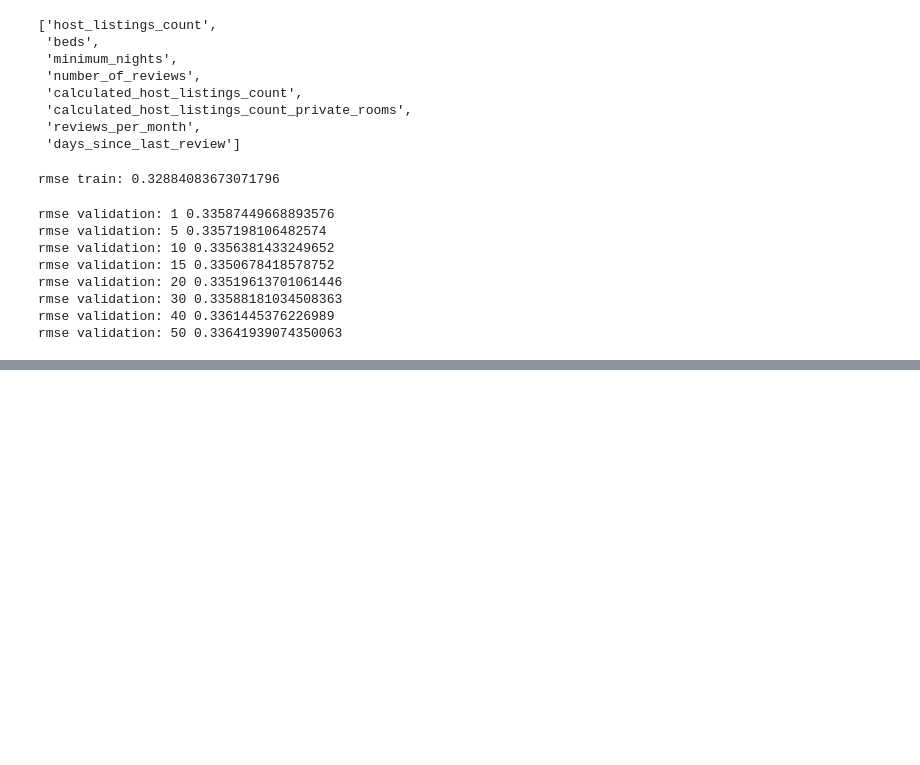
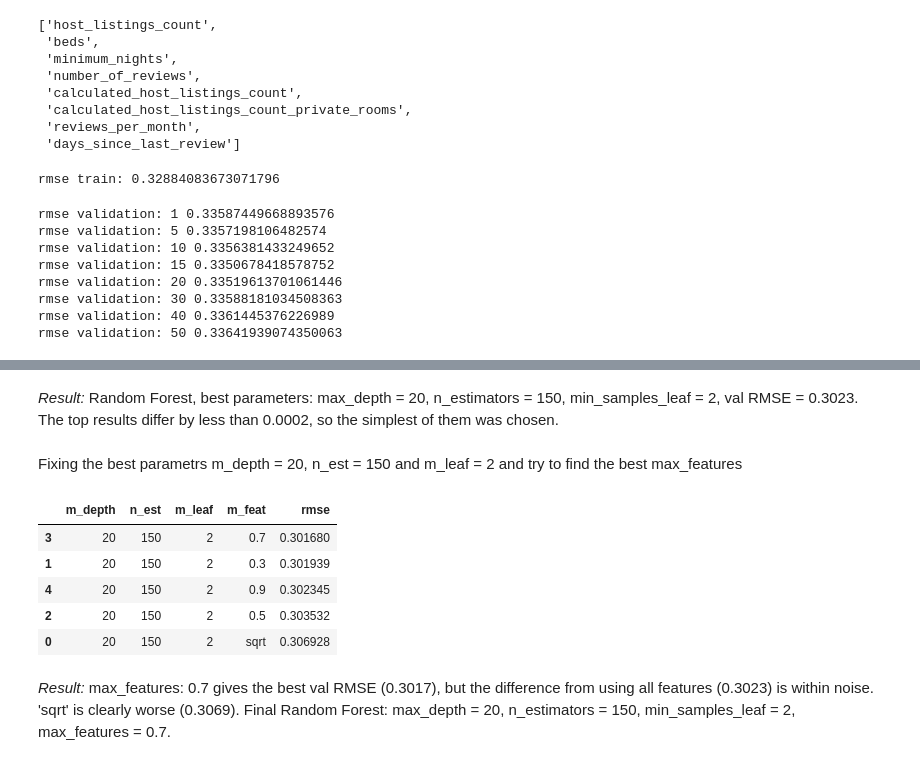
Before and after one commit to SunnyFoxxy/thessaloniki-airbnb-prices, a Jupyter notebook: notebook.ipynb, the cells around one changed output, grey strips where cells are left out. Saved outputs shown, nothing was run; the diff lists cells and outputs as text; code cells hidden in the pictures; blank space fills up the shorter version.

Commit message:
Second model: Random Forest

```diff
--- a/notebook.ipynb
+++ b/notebook.ipynb
@@ -1181,0 +1185,23 @@ Log transformation of skewed features (skew > 2) made the validation RMSE worse
+# %%
+train_dicts = df_train.to_dict(orient='records')
+
+dv = DictVectorizer(sparse=True)
+X_train = dv.fit_transform(train_dicts)
+
+val_dicts = df_val.to_dict(orient='records')
+X_val = dv.transform(val_dicts)
+
+n_est_array = [100, 150, 200, 250, 300]
+max_depth_array = [20, 25, 30, 35, 40]
+n_min_sample_leaf_array = [1, 2, 3, 5, 10]
+
+result = []
+
+for m_depth in max_depth_array:
+    for n_est in n_est_array:
+        for m_leaf in n_min_sample_leaf_array:
+            dt = RandomForestRegressor(n_estimators=n_est, max_depth=m_depth, min_samples_leaf=m_leaf, random_state=1, n_jobs=-1)
+            dt.fit(X_train, y_train)
+            y_pred = dt.predict(X_val)
+            rmse  = root_mean_squared_error(y_val, y_pred)
+            result.append((m_depth, n_est, m_leaf, rmse))
@@ -1181,0 +1218,30 @@ Log transformation of skewed features (skew > 2) made the validation RMSE worse
+# %% [markdown]
+*Result:* Random Forest, best parameters: max_depth = 20, n_estimators = 150, min_samples_leaf = 2, val RMSE = 0.3023. The top results differ by less than 0.0002, so the simplest of them was chosen.
+# %% [markdown]
+Fixing the best parametrs m_depth = 20, n_est = 150 and m_leaf = 2 and try to find the best max_features
+# %%
+max_features_array = ['sqrt', 0.3, 0.5, 0.7, 0.9]
+m_depth = 20
+n_est = 150
+m_leaf = 2
+result = []
+
+for m_feat in max_features_array:
+    dt = RandomForestRegressor(n_estimators=n_est, max_depth=m_depth, min_samples_leaf=m_leaf, max_features= m_feat,
+                               random_state=1, n_jobs=-1)
+    dt.fit(X_train, y_train)
+    y_pred = dt.predict(X_val)
+    rmse  = root_mean_squared_error(y_val, y_pred)
+    result.append((m_depth, n_est, m_leaf, m_feat, rmse))
+# %%
+df_result = pd.DataFrame(result, columns=['m_depth', 'n_est', 'm_leaf', 'm_feat', 'rmse'])
+df_result.sort_values('rmse').head()
+# %% [output]
+|  | m_depth | n_est | m_leaf | m_feat | rmse |
+| 3 | 20 | 150 | 2 | 0.7 | 0.301680 |
+| 1 | 20 | 150 | 2 | 0.3 | 0.301939 |
+| 4 | 20 | 150 | 2 | 0.9 | 0.302345 |
+| 2 | 20 | 150 | 2 | 0.5 | 0.303532 |
+| 0 | 20 | 150 | 2 | sqrt | 0.306928 |
+# %% [markdown]
+*Result:* max_features: 0.7 gives the best val RMSE (0.3017), but the difference from using all features (0.3023) is within noise. 'sqrt' is clearly worse (0.3069). Final Random Forest: max_depth = 20, n_estimators = 150, min_samples_leaf = 2, max_features = 0.7.
```
Also changed, not shown: parts of 5 cells of this notebook.
